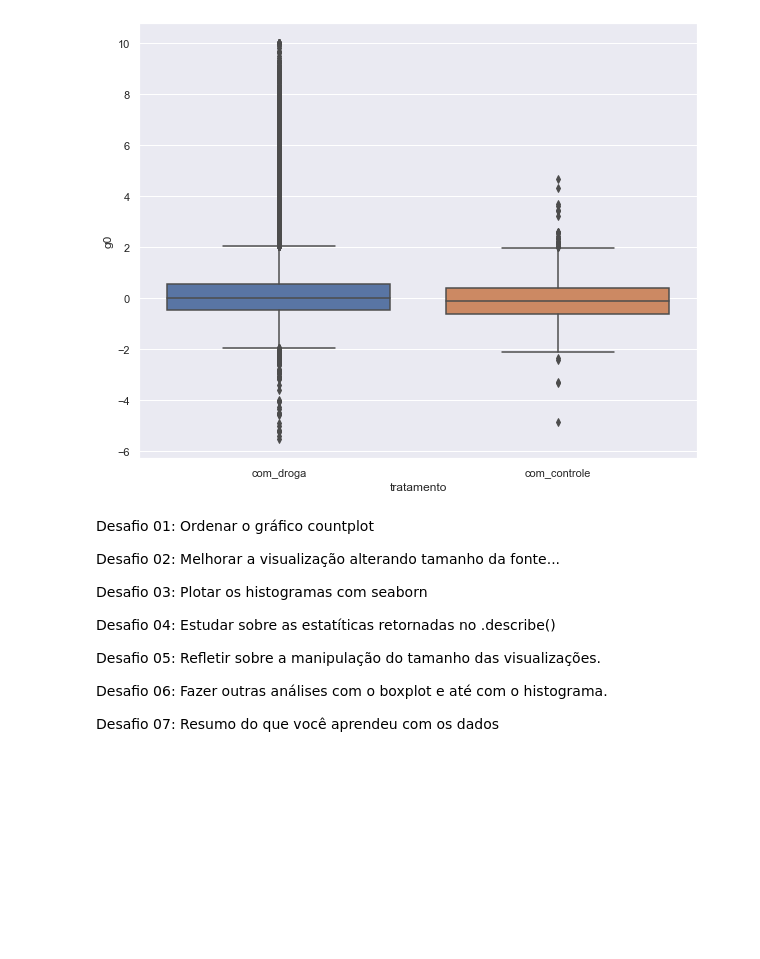
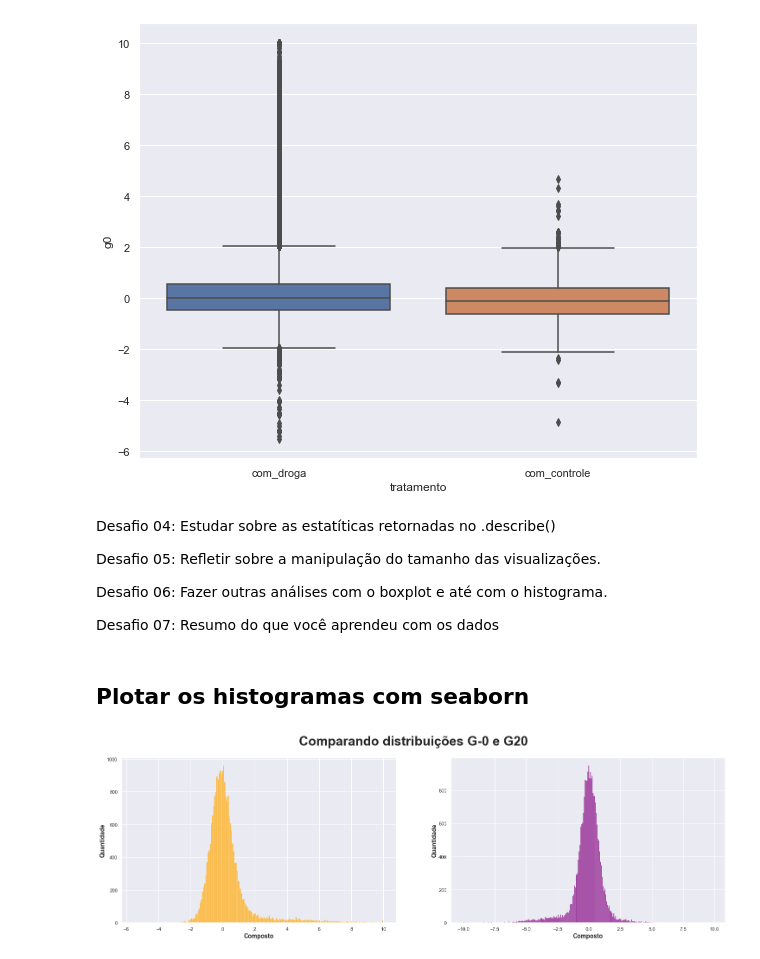
Before and after one commit to dnksaraiva/drug-discovery-data-analysis, a Jupyter notebook: exploration-checkpoint.ipynb, the cells around one changed output. Cells and saved outputs as stored; diff of their text form; code cells hidden in the pictures; blank space fills up the shorter version.

```diff
--- a/exploration-checkpoint.ipynb
+++ b/exploration-checkpoint.ipynb
@@ -446,12 +446,6 @@ sns.boxplot(y='g0', x='tratamento' , data=datas)
 <matplotlib.axes._subplots.AxesSubplot at 0x...>
 [figure]
 # %% [markdown]
-Desafio 01: Ordenar o gráfico countplot
-
-Desafio 02: Melhorar a visualização alterando tamanho da fonte...
-
-Desafio 03: Plotar os histogramas com seaborn
-
 Desafio 04: Estudar sobre as estatíticas retornadas no .describe()
 
 Desafio 05: Refletir sobre a manipulação do tamanho das visualizações.
@@ -459,3 +453,19 @@ Desafio 05: Refletir sobre a manipulação do tamanho das visualizações.
 Desafio 06: Fazer outras análises com o boxplot e até com o histograma.
 
 Desafio 07: Resumo do que você aprendeu com os dados
+# %% [markdown]
+## Plotar os histogramas com seaborn
+# %%
+fig, axs = plt.subplots(1, 2, figsize=(25, 7))
+fig.suptitle('Comparando distribuições G-0 e G20', fontsize=30, weight='bold')
+
+ax = sns.histplot(data=datas, x='g0', ax=axs[0], color = 'orange')
+ax = sns.histplot(data=datas,x='g20', ax=axs[1], color = 'purple')
+axs[1].set_ylabel('Quantidade',fontsize=14, weight='bold')
+axs[1].set_xlabel('Composto',fontsize=14, weight='bold')
+axs[0].set_ylabel('Quantidade',fontsize=14, weight='bold')
+axs[0].set_xlabel('Composto',fontsize=14, weight='bold')
+
+plt.show()
+# %% [output]
+[figure, added]
```
Also changed, not shown: parts of 4 cells of this notebook.
